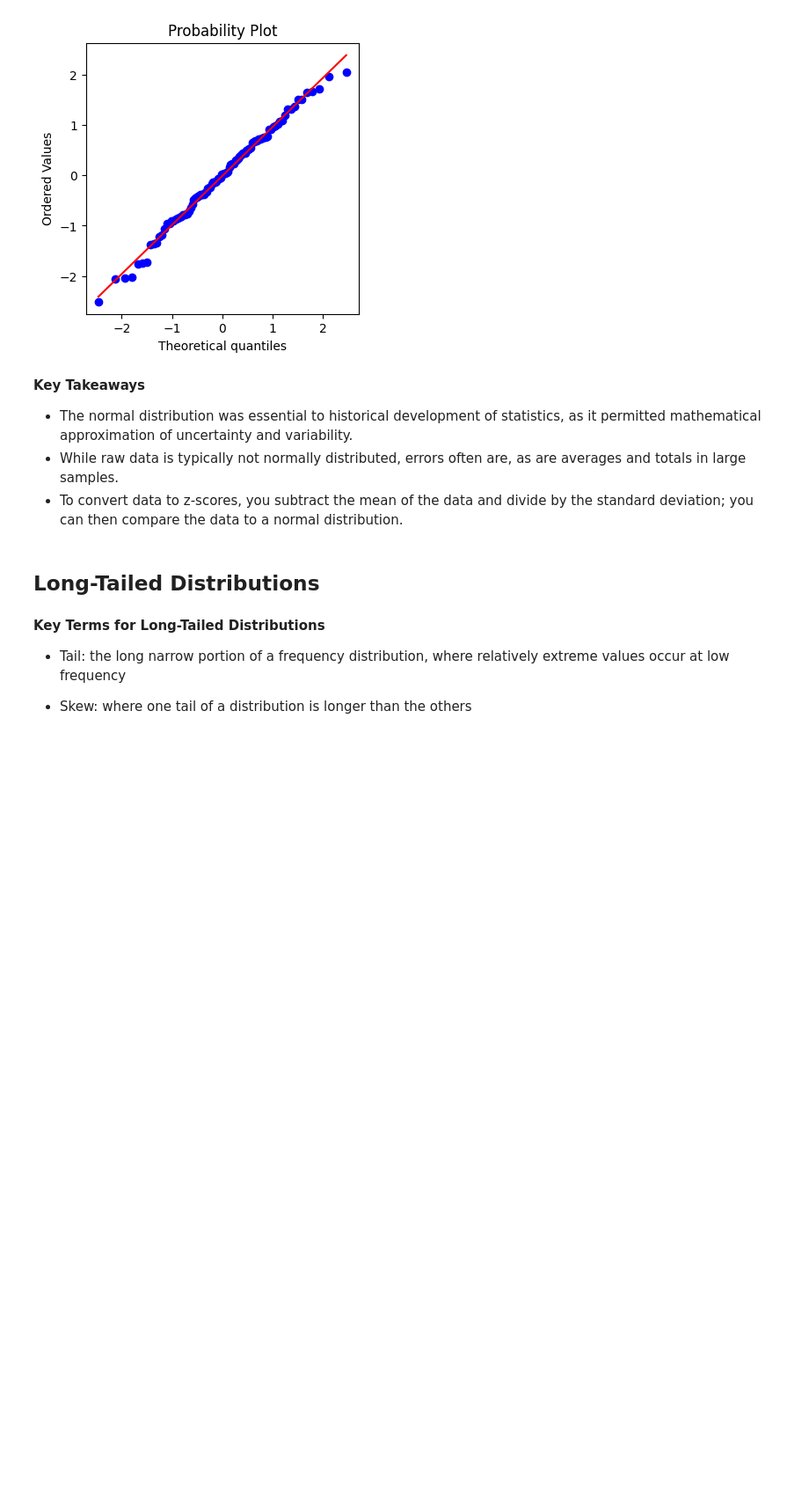
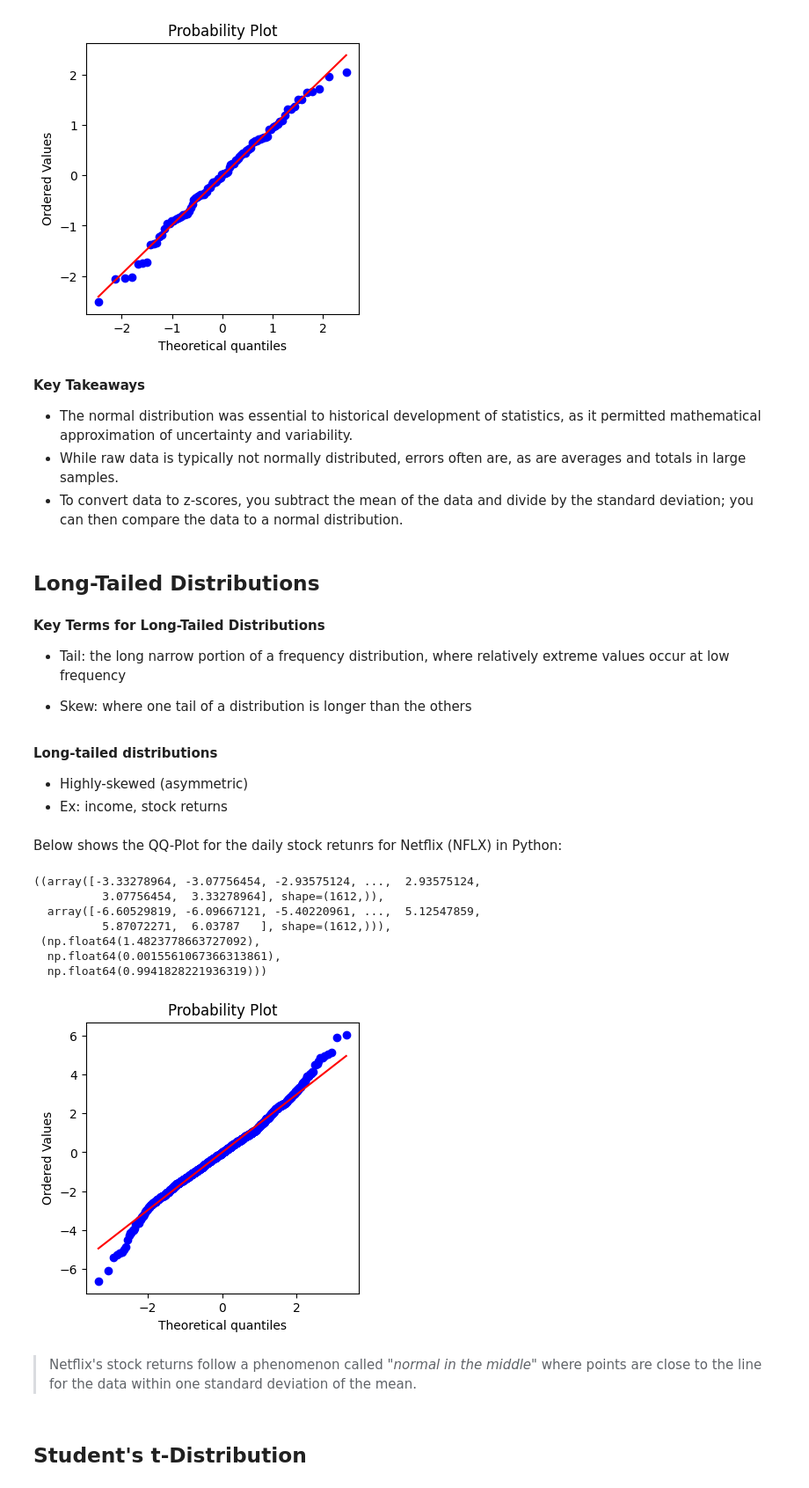
Before and after one commit to brian-vu-nguyen/practical_statistics_for_data_scientists, a Jupyter notebook: notebooks/chatper_2.ipynb, the cells around one changed output. Shown: that part at 88% size. Cells and saved outputs as stored; diff of their text form; code cells hidden in the pictures; blank space fills up the shorter version.

```diff
--- a/notebooks/chatper_2.ipynb
+++ b/notebooks/chatper_2.ipynb
@@ -425,3 +425,31 @@ stats.probplot(norm_sample, plot=ax)
 - Tail: the long narrow portion of a frequency distribution, where relatively extreme values occur at low frequency
 
 - Skew: where one tail of a distribution is longer than the others
+# %% [markdown]
+**Long-tailed distributions**
+
+- Highly-skewed (asymmetric)
+- Ex: income, stock returns
+# %% [markdown]
+Below shows the QQ-Plot for the daily stock retunrs for Netflix (NFLX) in Python:
+# %%
+sp500_px = pd.read_csv('/Users/brian.v.nguyen/projects/practical_statistics_for_data_scientists/data/sp500_data.csv.gz')
+# %%
+nflx = sp500_px.NFLX
+nflx = np.diff(np.log(nflx[nflx>0]))
+
+fig, ax = plt.subplots(figsize=(4,4))
+stats.probplot(nflx, plot=ax)
+# %% [output]
+((array([-3.33278964, -3.07756454, -2.93575124, ...,  2.93575124,
+          3.07756454,  3.33278964], shape=(1612,)),
+  array([-6.60529819, -6.09667121, -5.40220961, ...,  5.12547859,
+          5.87072271,  6.03787   ], shape=(1612,))),
+ (np.float64(1.4823778663727092),
+  np.float64(0.0015561067366313861),
+  np.float64(0.9941828221936319)))
+[figure, added]
+# %% [markdown]
+>Netflix's stock returns follow a phenomenon called *"normal in the middle"* where points are close to the line for the data within one standard deviation of the mean.
+# %% [markdown]
+## Student's t-Distribution
```
Also changed, not shown: parts of 23 cells of this notebook.
